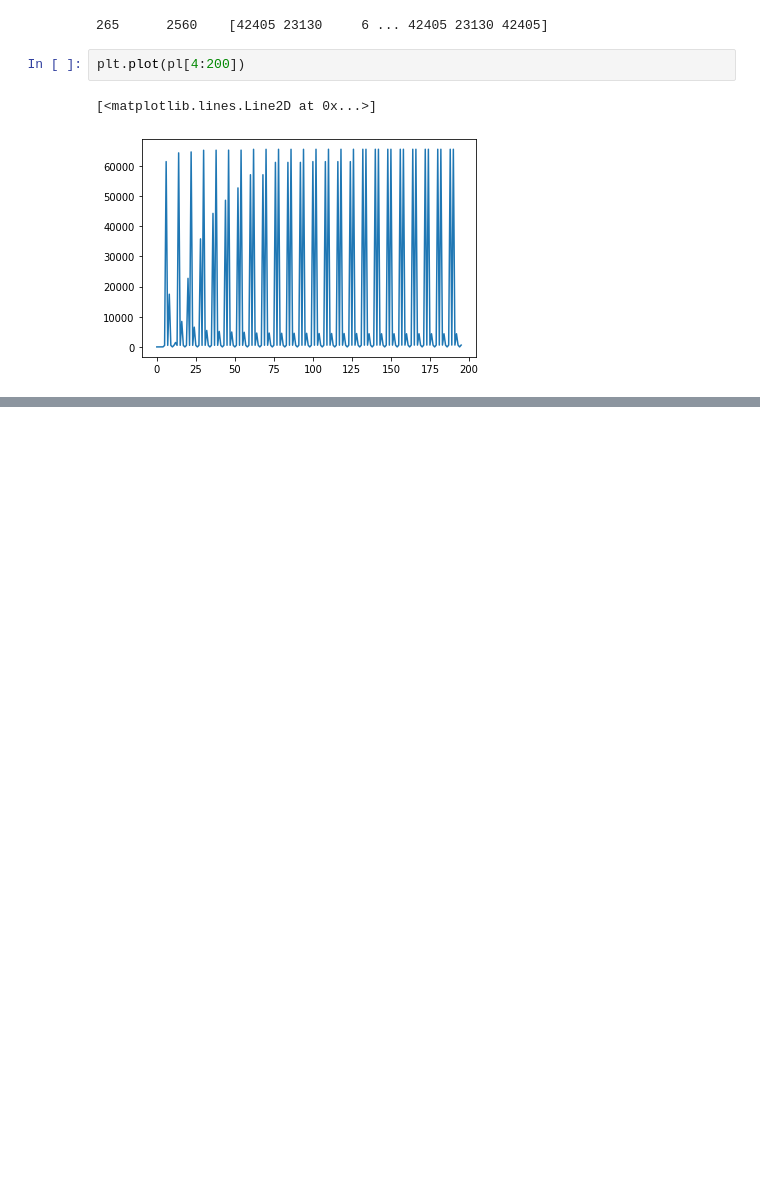
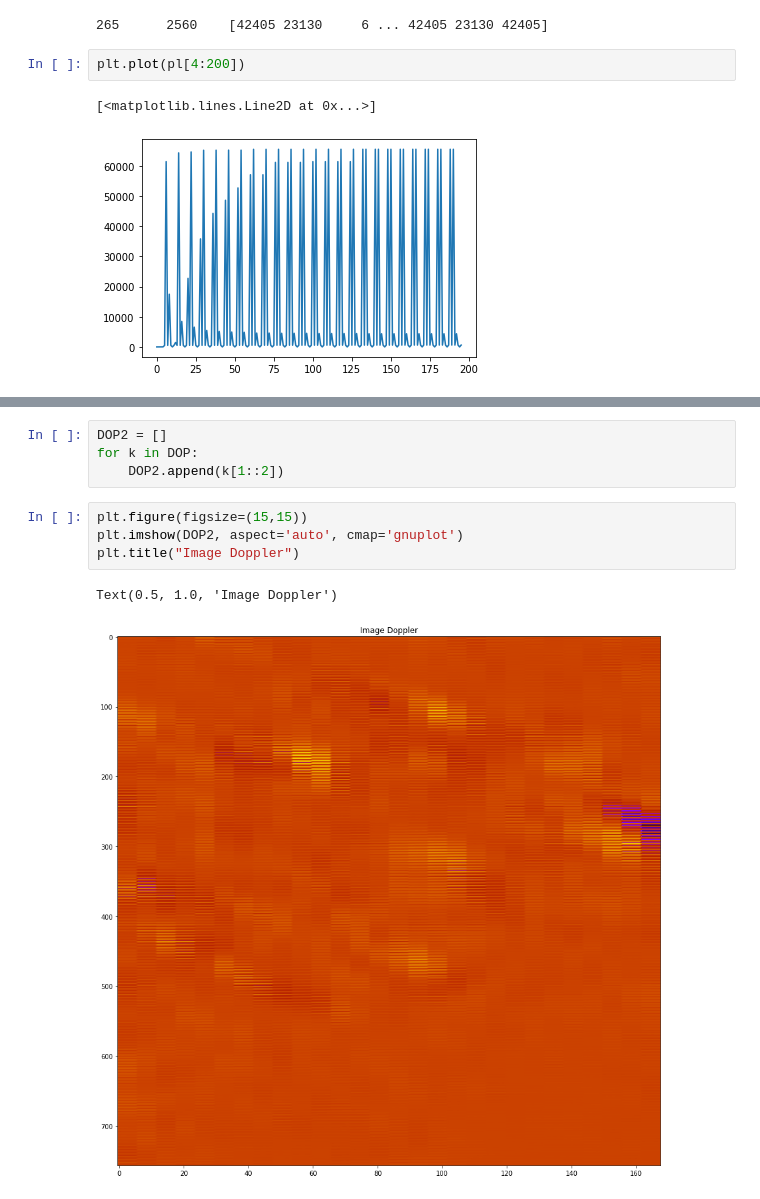
Before and after one commit to kelu124/pyusbus, a Jupyter notebook: experiments/20210401-Doppler.ipynb, the cells around one changed output, grey strips where cells are left out. Cells and saved outputs as stored; diff of their text form; blank space fills up the shorter version.

```diff
--- a/experiments/20210401-Doppler.ipynb
+++ b/experiments/20210401-Doppler.ipynb
@@ -295,0 +324,11 @@ plt.plot(pl[4:200])
+# %%
+DOP2 = []
+for k in DOP:
+    DOP2.append(k[1::2])
+# %%
+plt.figure(figsize=(15,15))
+plt.imshow(DOP2, aspect='auto', cmap='gnuplot')
+plt.title("Image Doppler")
+# %% [output]
+Text(0.5, 1.0, 'Image Doppler')
+[figure, added]
```
Also changed, not shown: parts of 14 cells of this notebook, 9 other files.
